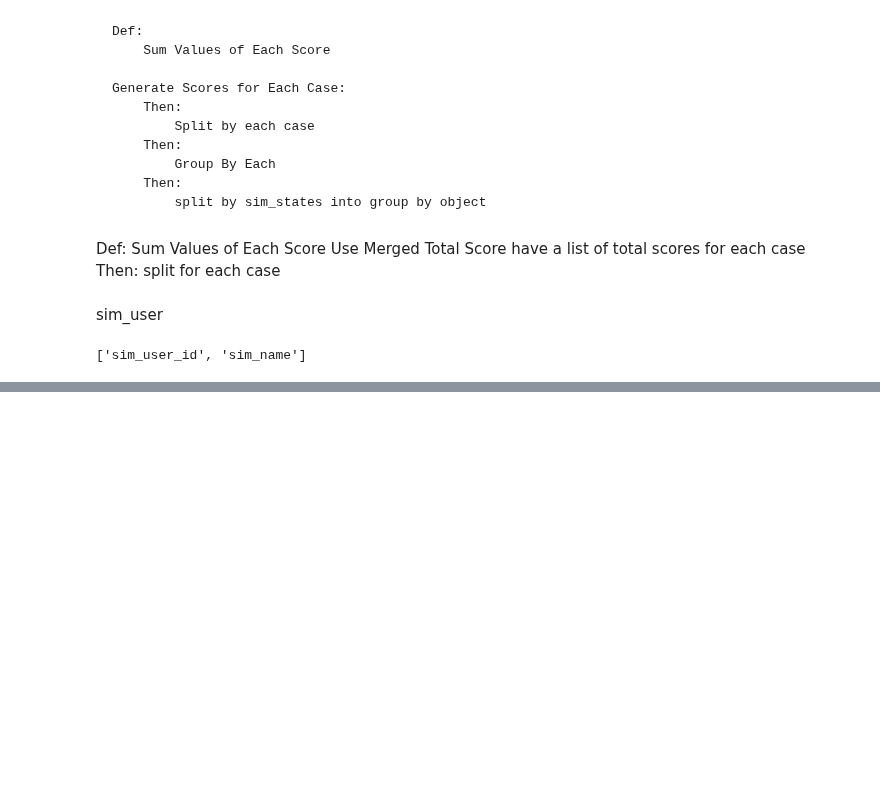
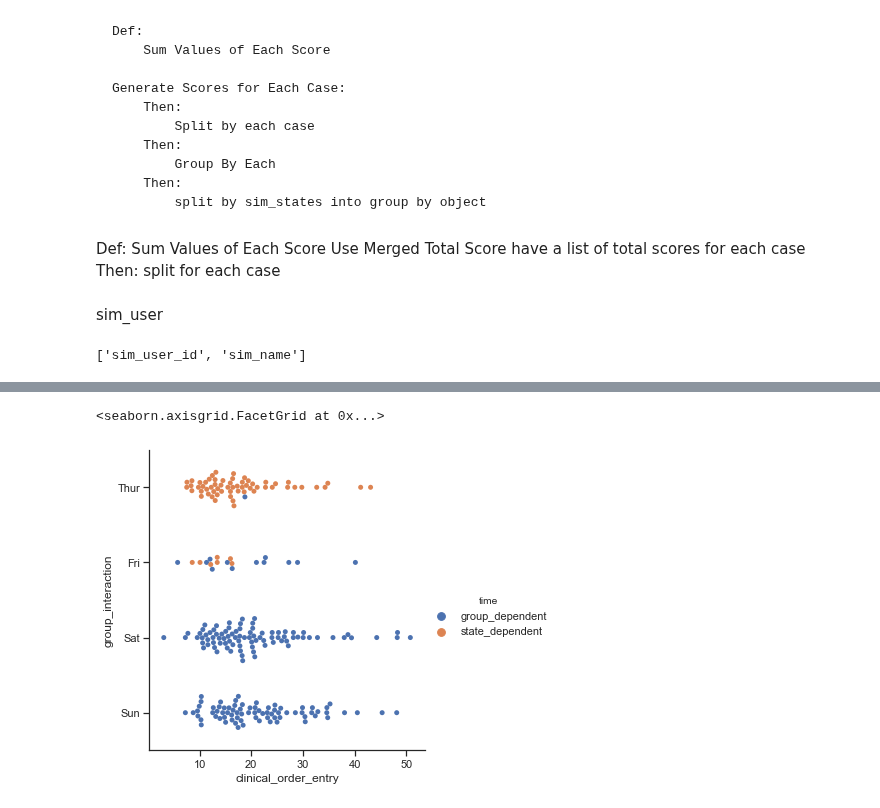
Before and after one commit to HealthRex/CDSS, a Jupyter notebook: scripts/SimulationRecommender/Clinical Recommender Pipeline .ipynb, the cells around one changed output, grey strips where cells are left out. Drawn from its saved outputs; the diff is of its cells as text; code cells hidden in the pictures; blank space fills up the shorter version.

```diff
--- a/scripts/SimulationRecommender/Clinical Recommender Pipeline .ipynb
+++ b/scripts/SimulationRecommender/Clinical Recommender Pipeline .ipynb
@@ -576,0 +709,16 @@ tracker_response_score_join.to_csv(recommender_path + 'recommender_generated_out
+# %%
+import seaborn as sns
+import matplotlib.pyplot as plt
+sns.set(style="ticks", color_codes=True)
+
+tips = sns.load_dataset("tips")
+# sns.catplot(x="day", y="total_bill", data=tips)
+tips
+tips['time'] = tips['time'].replace('Dinner', 'group_dependent')
+tips['time'] = tips['time'].replace('Lunch', 'state_dependent')
+tips['clinical_order_entry'] = tips['total_bill']
+tips['group_interaction'] = tips['day']
+tips['group_interaction'].replace("Thur", "Lab Order")
+tips['group_interaction'].replace("Fri", "ABX")
+tips['group_interaction'].replace("Sat", "Treatment")
+tips['group_interaction'].replace("Sun", "Negative")
@@ -576,0 +743,25 @@ tracker_response_score_join.to_csv(recommender_path + 'recommender_generated_out
+# %%
+'''
+sns.catplot(x = "clinical_order_entry",
+            y = "group_interaction",
+            hue = "time",
+            kind = "swarm",
+            data = tips)
+
+'''
+
+
+def timelinePlot(df, x, y, color_label):
+    c = sns.catplot(x = "clinical_order_entry",
+            y = "group_interaction",
+            hue = "time",
+            kind = "swarm",
+            data = tips)
+    return c
+
+
+
+timelinePlot(tips, "clinical_order_entry", "group_interaction", "swarm")
+# %% [output]
+<seaborn.axisgrid.FacetGrid at 0x...>
+[figure, added]
```
Also changed, not shown: parts of 55 cells of this notebook.
